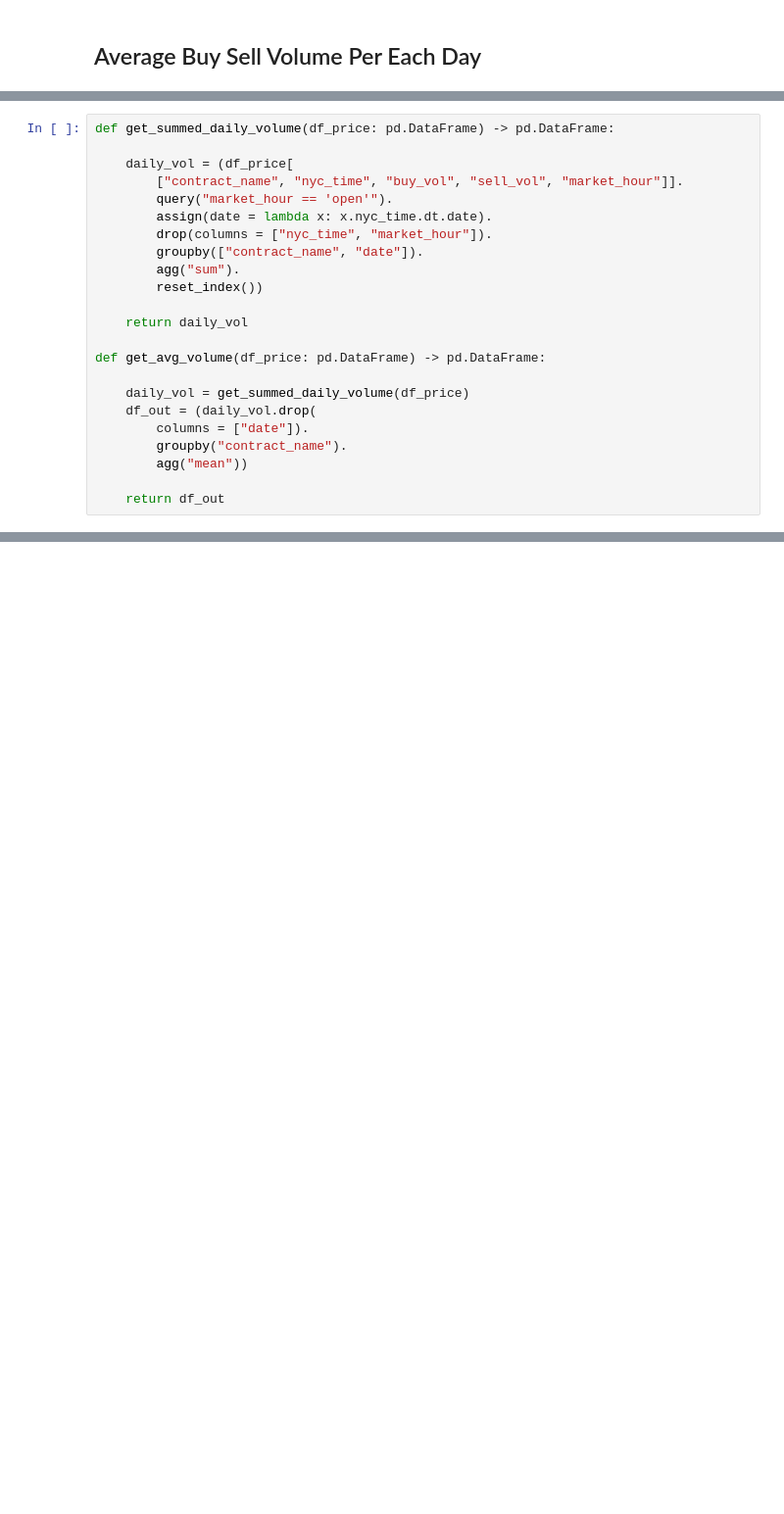
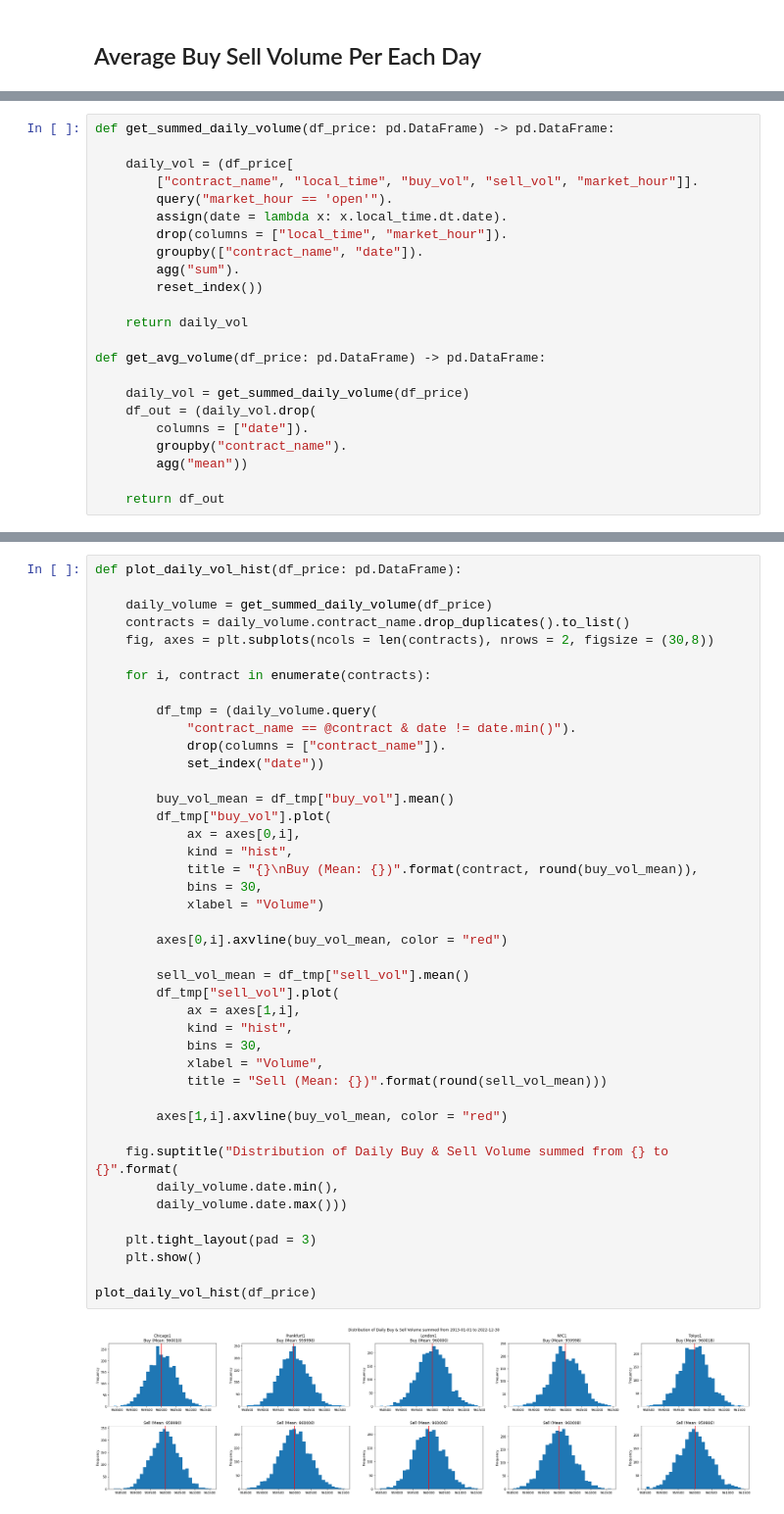
Before and after one commit to diegodalvarez/SyntheticFuturesAnalysis, a Jupyter notebook: notebook/Analysis.ipynb, the cells around one changed output, grey strips where cells are left out. Shown: that part at 98% size. Saved outputs shown, nothing was run; the diff lists cells and outputs as text; blank space fills up the shorter version.

```diff
--- a/notebook/Analysis.ipynb
+++ b/notebook/Analysis.ipynb
@@ -416,10 +402,10 @@ plot_specific_roll(df_roll_adj, 2013)
 def get_summed_daily_volume(df_price: pd.DataFrame) -> pd.DataFrame:
 
     daily_vol = (df_price[
-        ["contract_name", "nyc_time", "buy_vol", "sell_vol", "market_hour"]].
+        ["contract_name", "local_time", "buy_vol", "sell_vol", "market_hour"]].
         query("market_hour == 'open'").
-        assign(date = lambda x: x.nyc_time.dt.date).
-        drop(columns = ["nyc_time", "market_hour"]).
+        assign(date = lambda x: x.local_time.dt.date).
+        drop(columns = ["local_time", "market_hour"]).
         groupby(["contract_name", "date"]).
         agg("sum").
         reset_index())
@@ -462,0 +424,44 @@ daily_volume.query("contract_name == 'Chicago1'").set_index("date")[["sell_vol"]
+# %%
+def plot_daily_vol_hist(df_price: pd.DataFrame):
+
+    daily_volume = get_summed_daily_volume(df_price)
+    contracts = daily_volume.contract_name.drop_duplicates().to_list()
+    fig, axes = plt.subplots(ncols = len(contracts), nrows = 2, figsize = (30,8))
+
+    for i, contract in enumerate(contracts):
+
+        df_tmp = (daily_volume.query(
+            "contract_name == @contract & date != date.min()").
+            drop(columns = ["contract_name"]).
+            set_index("date"))
+
+        buy_vol_mean = df_tmp["buy_vol"].mean()
+        df_tmp["buy_vol"].plot(
+            ax = axes[0,i],
+            kind = "hist",
+            title = "{}\nBuy (Mean: {})".format(contract, round(buy_vol_mean)),
+            bins = 30,
+            xlabel = "Volume")
+
+        axes[0,i].axvline(buy_vol_mean, color = "red")
+
+        sell_vol_mean = df_tmp["sell_vol"].mean()
+        df_tmp["sell_vol"].plot(
+            ax = axes[1,i],
+            kind = "hist",
+            bins = 30,
+            xlabel = "Volume",
+            title = "Sell (Mean: {})".format(round(sell_vol_mean)))
+
+        axes[1,i].axvline(buy_vol_mean, color = "red")
+
+    fig.suptitle("Distribution of Daily Buy & Sell Volume summed from {} to {}".format(
+        daily_volume.date.min(),
+        daily_volume.date.max()))
+
+    plt.tight_layout(pad = 3)
+    plt.show()
+
+plot_daily_vol_hist(df_price)
+# %% [output]
+[figure, added]
```
Also changed, not shown: parts of 19 cells of this notebook, 3 other files.
